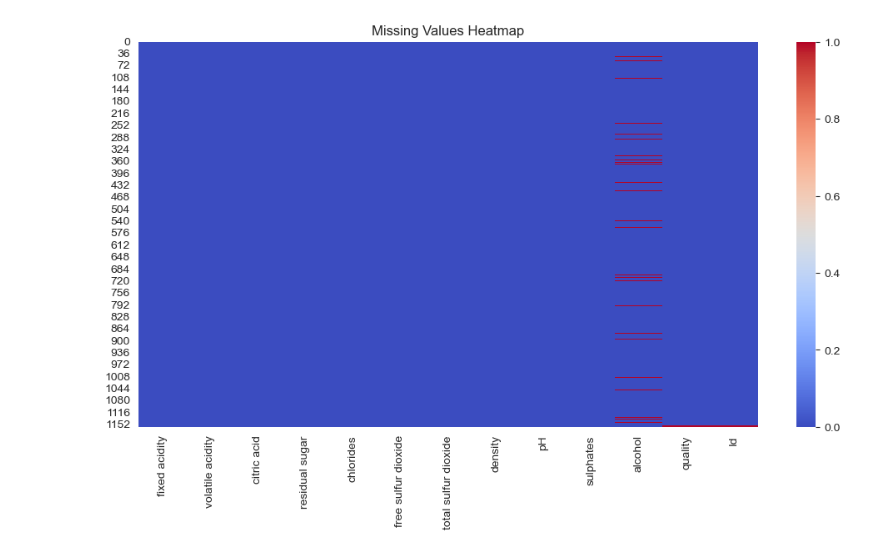
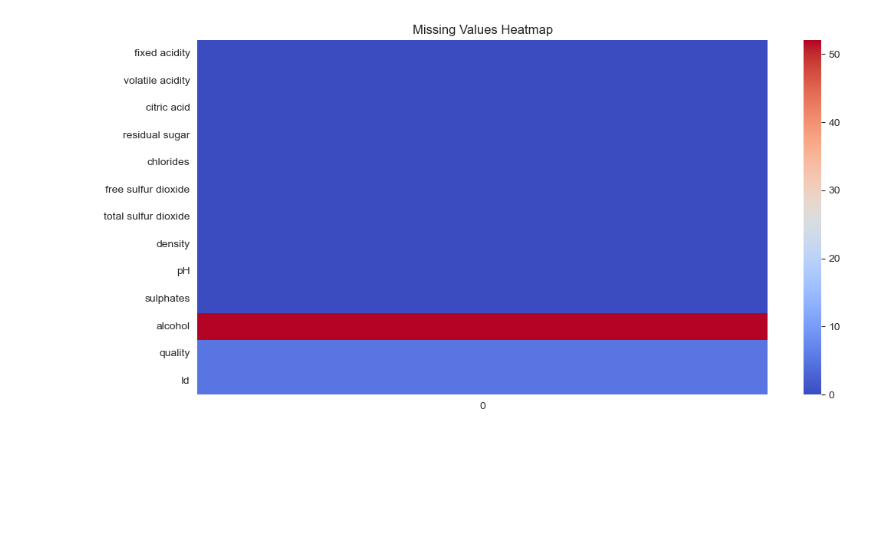
Before and after one commit to nazar-khimin/data-test-tasks, a Jupyter notebook: notebooks/data_quality_checks.ipynb, the cells around one changed output. Cells and saved outputs as stored; diff of their text form; code cells hidden in the pictures; blank space fills up the shorter version.

Commit message:
converted quality checks to pyspark

```diff
--- a/notebooks/data_quality_checks.ipynb
+++ b/notebooks/data_quality_checks.ipynb
@@ -12,14 +11,19 @@ from features.data_quality_validation.data_quality_checks import DataQualityChec
 from features.data_quality_validation.schema_definition import WINE_QUALITY_TYPE_SCHEMA, WINE_QUALITY_RANGE_SCHEMA
 from features.data_quality_validation.schema_validation import SchemaValidation
 # %%
+# Initialize Spark session
+spark = SparkSession.builder.getOrCreate()
 
-wine_path = PathUtils.resolve_path("./datasets/wine_quality_corrupted.csv")
-data_checks = DataQualityChecks(wine_path)
-df = data_checks.get_dataframe()
+# Resolve path and load dataset
+wine_path = "./datasets/wine_quality_corrupted.csv"
+df = FileLoader.load_csv_with_delimiter(spark, wine_path, delimiter=",")
+
+# Initialize components
+data_checks = DataQualityChecks(df)
 schema_validation = SchemaValidation(df)
 outlier_detection = OutlierDetection(df)
 data_profiler = DataProfiler(df)
 
 logger.info("Dataset Preview:")
-df.head()
+df.show(5)
 # %% [output]
@@ -106,7 +102,8 @@ Column: Id | Null Count: 5 | Unique Count: 1143
 # %%
 # Visualizing Missing Values
+null_values = data_checks.check_null_values().toPandas()
 plt.figure(figsize=(12, 6))
-sns.heatmap(df.isnull(), cbar=True, cmap='coolwarm').set_title('Missing Values Heatmap')
+sns.heatmap(null_values.T, cbar=True, cmap='coolwarm').set_title('Missing Values Heatmap')  # Transpose for better readability
 plt.show()
 # %% [output]
-[figure, old version]
+[figure, new version]
```
Also changed, not shown: parts of 7 cells of this notebook, 4 other files.
